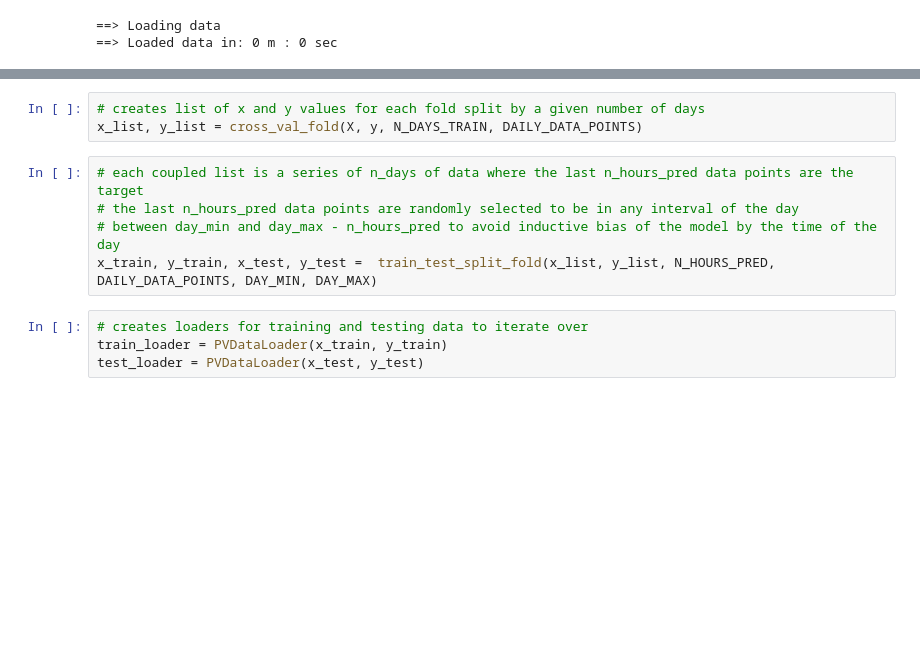
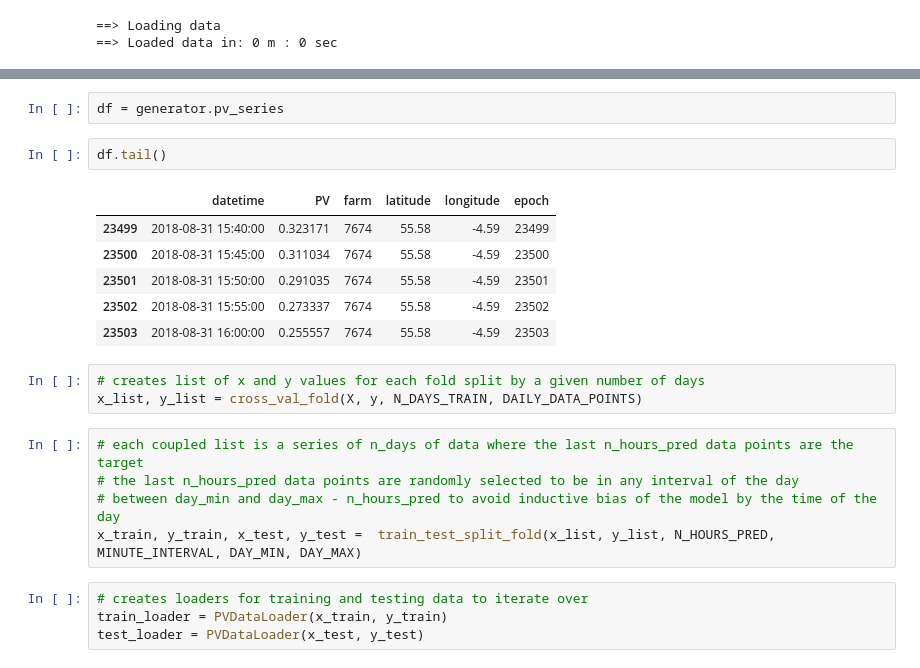
Before and after one commit to eirikbaekkelund/Dissertation, a Jupyter notebook: examples/using data/pv_data.ipynb, the cells around one changed output, grey strips where cells are left out. Drawn from its saved outputs; the diff is of its cells as text; blank space fills up the shorter version.

```diff
--- a/examples/using data/pv_data.ipynb
+++ b/examples/using data/pv_data.ipynb
@@ -63,3 +147,14 @@ See the caveats in the documentation: https://pandas.pydata.org/pandas-docs/stab
+# %%
+df = generator.pv_series
+# %%
+df.tail()
+# %% [output]
+|  | datetime | PV | farm | latitude | longitude | epoch |
+| 23499 | 2018-08-31 15:40:00 | 0.323171 | 7674 | 55.58 | -4.59 | 23499 |
+| 23500 | 2018-08-31 15:45:00 | 0.311034 | 7674 | 55.58 | -4.59 | 23500 |
+| 23501 | 2018-08-31 15:50:00 | 0.291035 | 7674 | 55.58 | -4.59 | 23501 |
+| 23502 | 2018-08-31 15:55:00 | 0.273337 | 7674 | 55.58 | -4.59 | 23502 |
+| 23503 | 2018-08-31 16:00:00 | 0.255557 | 7674 | 55.58 | -4.59 | 23503 |
 # %%
 # creates list of x and y values for each fold split by a given number of days
 x_list, y_list = cross_val_fold(X, y, N_DAYS_TRAIN, DAILY_DATA_POINTS)
@@ -67,7 +162,7 @@ x_list, y_list = cross_val_fold(X, y, N_DAYS_TRAIN, DAILY_DATA_POINTS)
 # each coupled list is a series of n_days of data where the last n_hours_pred data points are the target
 # the last n_hours_pred data points are randomly selected to be in any interval of the day
 # between day_min and day_max - n_hours_pred to avoid inductive bias of the model by the time of the day
-x_train, y_train, x_test, y_test =  train_test_split_fold(x_list, y_list, N_HOURS_PRED, DAILY_DATA_POINTS, DAY_MIN, DAY_MAX)
+x_train, y_train, x_test, y_test =  train_test_split_fold(x_list, y_list, N_HOURS_PRED, MINUTE_INTERVAL, DAY_MIN, DAY_MAX)
 # %%
 # creates loaders for training and testing data to iterate over
 train_loader = PVDataLoader(x_train, y_train)
```
Also changed, not shown: parts of 25 cells of this notebook, 22 other files.
